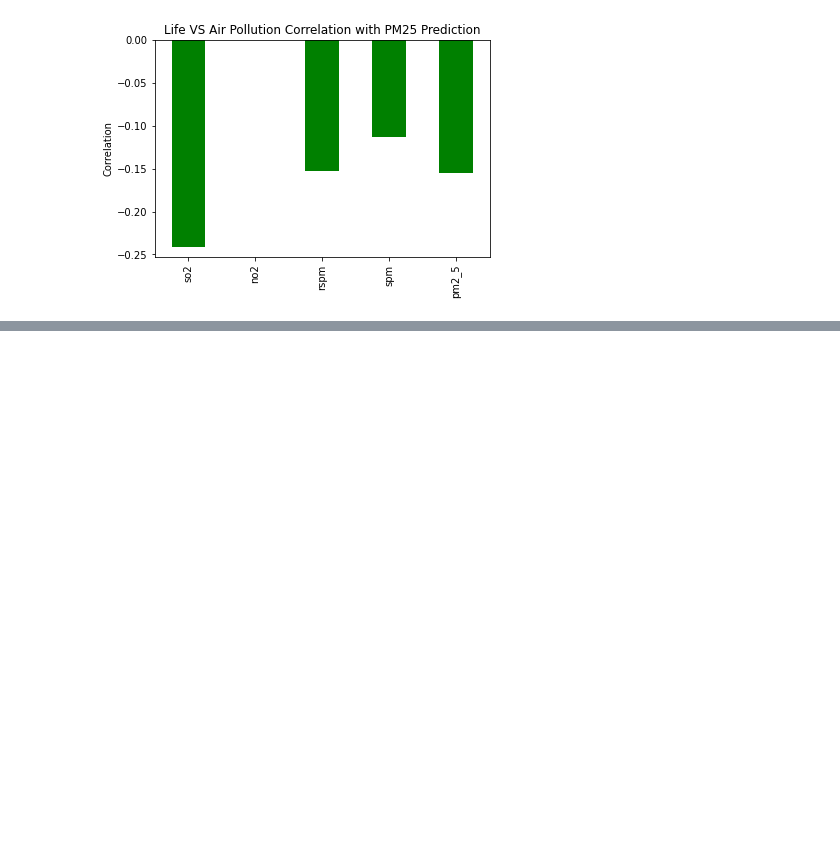
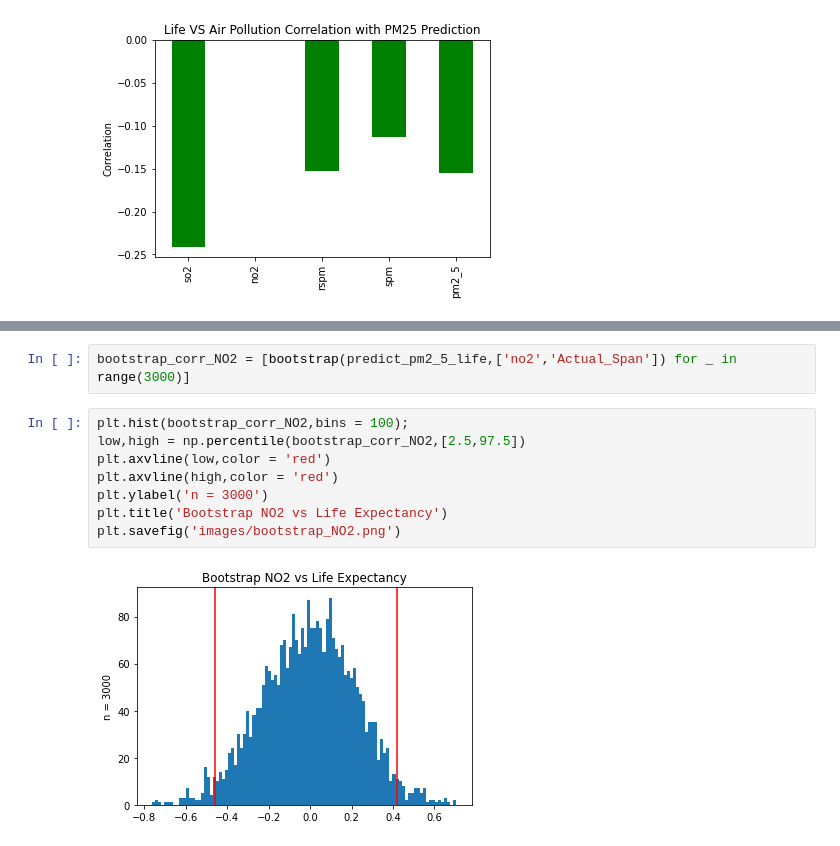
Before and after one commit to hanzhi227/Capstone1, a Jupyter notebook: IndiaAirVSLife.ipynb, the cells around one changed output, grey strips where cells are left out. Drawn from its saved outputs; the diff is of its cells as text; blank space fills up the shorter version.

```diff
--- a/IndiaAirVSLife.ipynb
+++ b/IndiaAirVSLife.ipynb
@@ -298,0 +309,12 @@ Text(0.5, 1.0, 'Bootstrap Results')
+# %%
+bootstrap_corr_NO2 = [bootstrap(predict_pm2_5_life,['no2','Actual_Span']) for _ in range(3000)]
+# %%
+plt.hist(bootstrap_corr_NO2,bins = 100);
+low,high = np.percentile(bootstrap_corr_NO2,[2.5,97.5])
+plt.axvline(low,color = 'red')
+plt.axvline(high,color = 'red')
+plt.ylabel('n = 3000')
+plt.title('Bootstrap NO2 vs Life Expectancy')
+plt.savefig('images/bootstrap_NO2.png')
+# %% [output]
+[figure, added]
```
Also changed, not shown: parts of 12 cells of this notebook, 8 other files.
